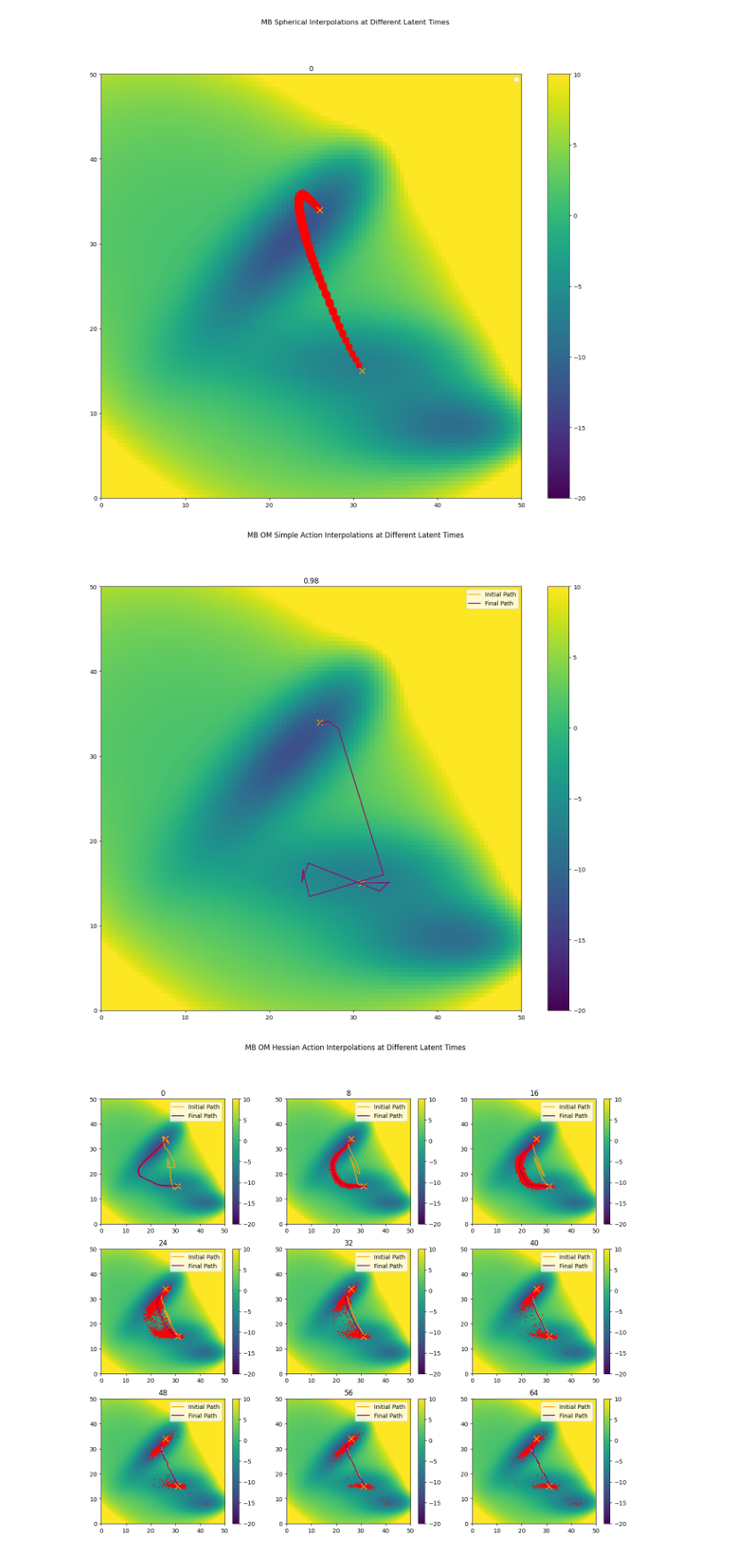
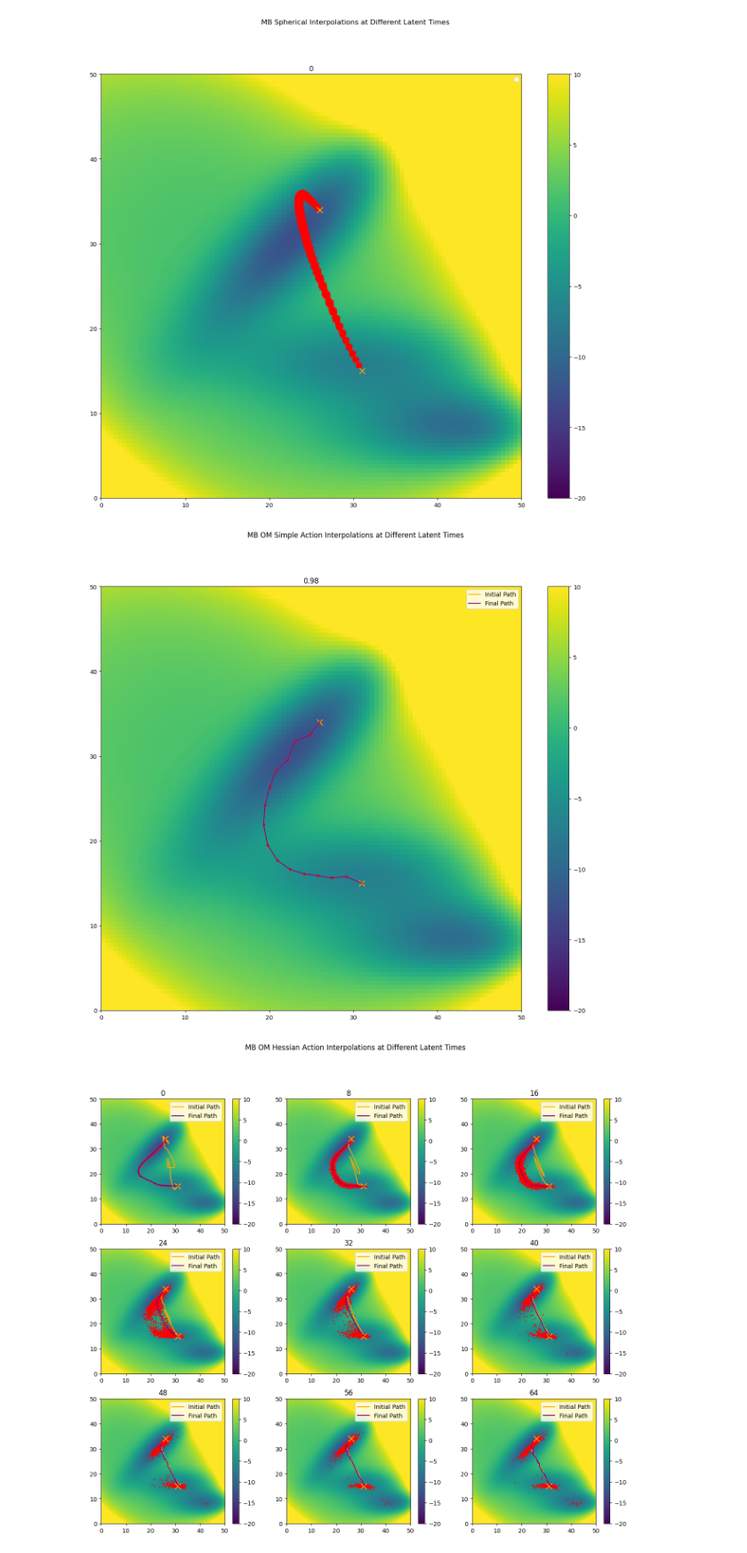
Before and after one commit to michael-psenka/OM-TPS, a Jupyter notebook: train_flowmatch_mb.ipynb, the cells around one changed output. Shown at 89% size. Cells and saved outputs as stored; diff of their text form; code cells hidden in the pictures.

Commit message:
working flowmatch interpolations

```diff
--- a/train_flowmatch_mb.ipynb
+++ b/train_flowmatch_mb.ipynb
@@ -15,7 +15,7 @@ import os
 
 from torch.utils.data import TensorDataset, DataLoader
 
-os.environ["CUDA_VISIBLE_DEVICES"] = "0"
+os.environ["CUDA_VISIBLE_DEVICES"] = "1"
 # Utility Functions
 def slerp(v0, v1, t, DOT_THRESHOLD=0.9995):
     """
@@ -234,7 +234,7 @@ def save_multi_scatter_2d(data: np.ndarray, steps: np.ndarray, title: str, paths
             axis.plot(paths[i * num + j, -1, :, 0], paths[i * num + j, -1, :, 1], color='purple', label='Final Path')
 
         # plot samples
-        axis.scatter(data[i * num + j, :, 0], data[i * num + j, :, 1], s = 1, color='red')
+        axis.scatter(data[i * num + j, :, 0], data[i * num + j, :, 1], s = 15, color='red')
 
         # plot path endpoints with x
         axis.scatter(data[i * num + j, 0, 0], data[i * num + j, 0, 1], s = 100, color='orange', marker='x')
@@ -374,7 +374,6 @@ class MBFlowMatchingModel(torch.nn.Module):
         noise_pred = self.forward(x, t)
         # TODO: revisit in light of normalization
         force = self.path.velocity_to_epsilon(noise_pred, x, t)
-        force /= self.mlp.std
         return -1*force
 
     def laplacian_func(self, x, t):
@@ -894,25 +892,25 @@ save_multi_scatter_2d(get_numpy(samples.reshape(len(latent_times), -1, 2)), late
 # %%
 # om interpolation in diffusion space - SimpleAction
 latent_times = torch.linspace(0, 64, 9).to(torch.long).to(device)
 latent_times = [0.98]
 mlp = MLP(input_dim=2, time_dim=1, hidden_dim=config["mlp_hidden_dim"]).to(device)
 mlp.load_state_dict(torch.load("mb_flowmatching_model.pt"))
 model = MBFlowMatchingModel(mlp, num_steps = 20, device = device).to(device).to(torch.float32)
-out = [model.om_interpolation(x1, x2, path_length=16, num_paths = 1, latent_time=time, om_steps = 1000, lr = 1e-1, subsample_points_percent=None, subsample_dimensions_percent=None, dt=0.01) for time in latent_times]
+out = [model.om_interpolation(x1, x2, path_length=16, num_paths = 1, latent_time=time, om_steps = 1000, lr = 1e-1, subsample_points_percent=None, subsample_dimensions_percent=None, dt=0.0023) for time in latent_times]
 
 samples, paths, actions, grad_ratios = zip(*out)
 samples = torch.stack(samples) # [9 x num_paths x path_length x 2]
 samples = samples*std + mean
 samples = get_numpy(samples.reshape(len(latent_times), -1, 2))
 
 paths = torch.stack([torch.stack(p) for p in paths]) #[9 x om_steps/save_every x num_paths x path_length x 2]
 paths = paths*std + mean
 
 paths = get_numpy(paths.mean(dim = 2)) # average over paths
 
 save_multi_scatter_2d(samples, latent_times, title = "MB OM Simple Action Interpolations at Different Latent Times", paths = paths)
 # %% [output]
-[figure, old version]
+[figure, new version]
 # %%
 #  om interpolation in diffusion space - S2Action
 mlp = MLP(3, 256, 2, device).to(device).to(torch.float32)
```
Also changed, not shown: parts of 3 cells of this notebook, 1 other file.
